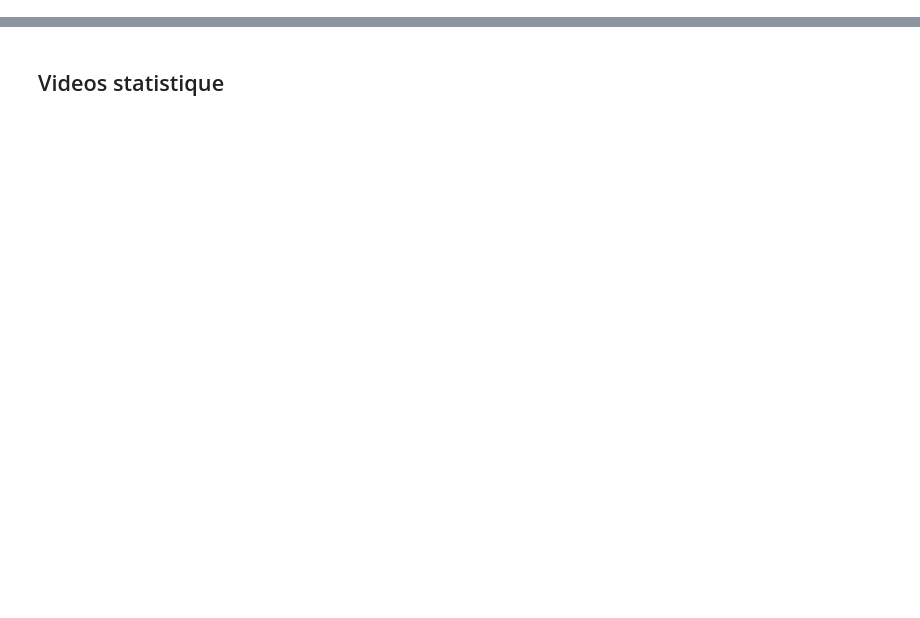
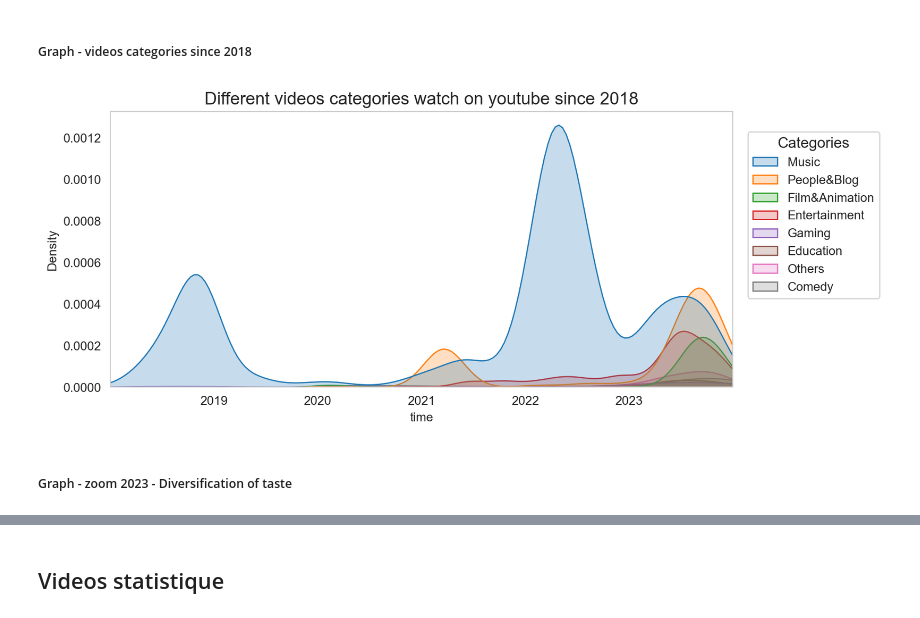
Before and after one commit to MelanieP31/PortfolioData, a Jupyter notebook: YoutubeWatch(Excel,Python,Tableau)/data_analysis.ipynb, the cells around one changed output, grey strips where cells are left out. Saved outputs shown, nothing was run; the diff lists cells and outputs as text; code cells hidden in the pictures; blank space fills up the shorter version.

```diff
--- a/YoutubeWatch(Excel,Python,Tableau)/data_analysis.ipynb
+++ b/YoutubeWatch(Excel,Python,Tableau)/data_analysis.ipynb
@@ -19,0 +116,6 @@ df_video.info()
+# %%
+my_new_group_categories = {'Music':'Music','People&Blog':'People&Blog','Entertainment':'Entertainment','Film&Animation':'Film&Animation','Comedy':'Comedy',
+                           'Gaming':'Gaming','Education':'Education','HowTo&Style':'Others','Science&Technology':'Others', 'News&Politics':'Others', 'Sports':'Others',
+                           'Travel&Events':'Others', 'Pets&Animal':'Others', 'Autos':'Others', 'NonProfits&Activism':'Others', 'Trailers':'Others'}
+# %%
+df_video['group_category'] = df_video['Videocategory'].map(my_new_group_categories)
@@ -19,0 +136,17 @@ df_video.info()
+# %% [markdown]
+##### Graph - videos categories since 2018
+# %%
+fig= plt.figure(figsize=(9,4),dpi=200)
+
+ax = sns.kdeplot(data=df_video, x='time',hue='group_category',fill=True)
+
+plt.xlim(df_video['time'].min(),df_video['time'].max())
+sns.move_legend(ax, "lower center", bbox_to_anchor=(1.13, 0.3), title_fontsize=12,title='Categories')
+plt.title('Different videos categories watch on youtube since 2018',fontsize=14)
+
+fig.savefig('VidCat_1823.png',bbox_inches='tight')
+plt.show()
+# %% [output]
+[figure, added]
+# %% [markdown]
+##### Graph - zoom 2023 - Diversification of taste
```
Also changed, not shown: parts of 92 cells of this notebook, 5 other files.
